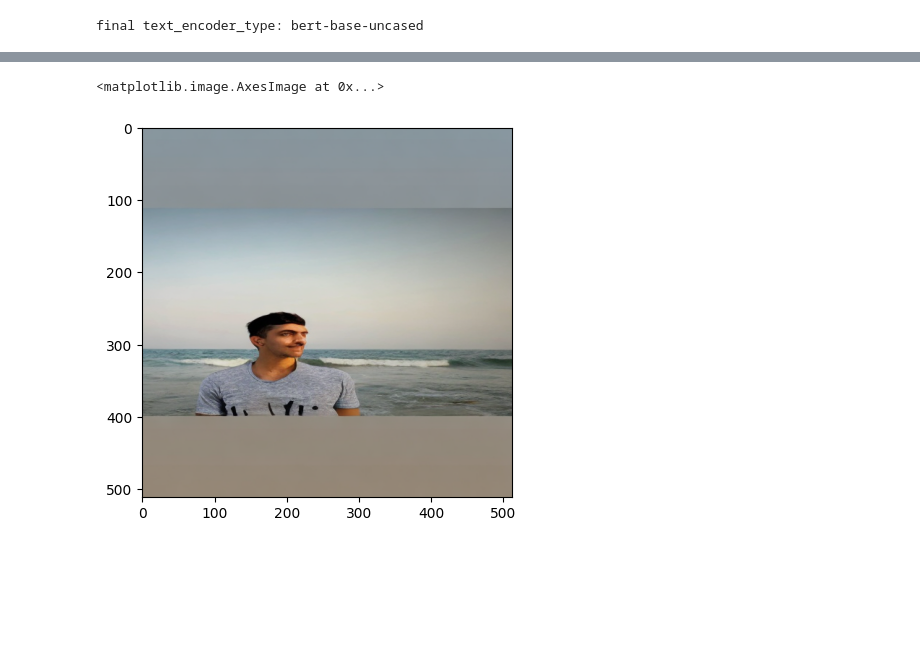
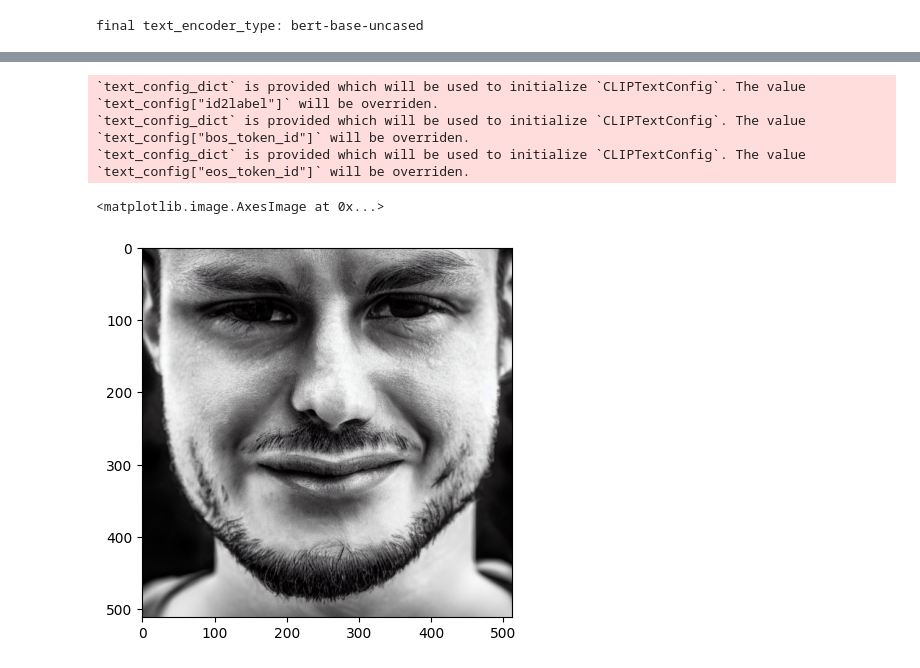
Before and after one commit to Sumukha21/FashionXchange, a Jupyter notebook: notebooks/text_based_image_editing.ipynb, the cells around one changed output, grey strips where cells are left out. Saved outputs shown, nothing was run; the diff lists cells and outputs as text; code cells hidden in the pictures; blank space fills up the shorter version.

Commit message:
Modularized code for SD model-testing
Also added the code for SD finetuning which needs to be modified for
this application.

```diff
--- a/notebooks/text_based_image_editing.ipynb
+++ b/notebooks/text_based_image_editing.ipynb
@@ -251,5 +319,19 @@ edited_image = pipeline(prompt=change_required,
+# %%
+pipe = StableDiffusionPipeline.from_pretrained(
+    "runwayml/stable-diffusion-v1-5",
+    torch_dtype=torch.float16,
+    use_safetensors=True,
+).to("cuda")
+# %% [output]
+`text_config_dict` is provided which will be used to initialize `CLIPTextConfig`. The value `text_config["id2label"]` will be overriden.
+`text_config_dict` is provided which will be used to initialize `CLIPTextConfig`. The value `text_config["bos_token_id"]` will be overriden.
+`text_config_dict` is provided which will be used to initialize `CLIPTextConfig`. The value `text_config["eos_token_id"]` will be overriden.
+# %%
+prompt = "High resolution photo of a guy's face"
+pipe.enable_attention_slicing()
+image = pipe(prompt).images[0]
 # %%
-plt.imshow(edited_image)
+plt.imshow(image)
 # %% [output]
 <matplotlib.image.AxesImage at 0x...>
-[figure, old version]
+[figure, new version]
```
Also changed, not shown: parts of 25 cells of this notebook, 2 other files.
